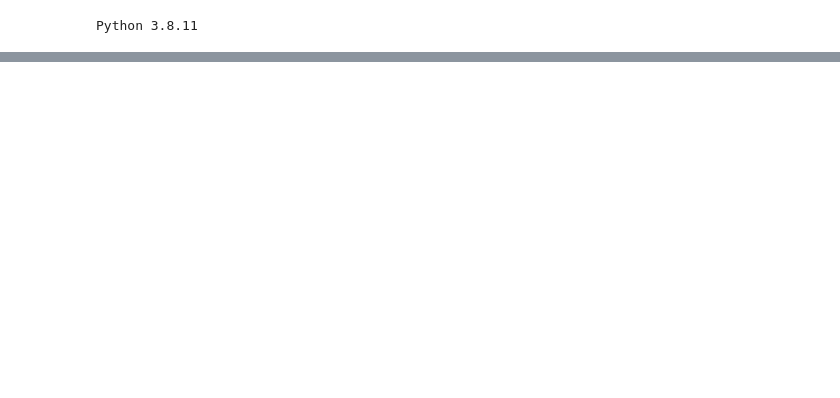
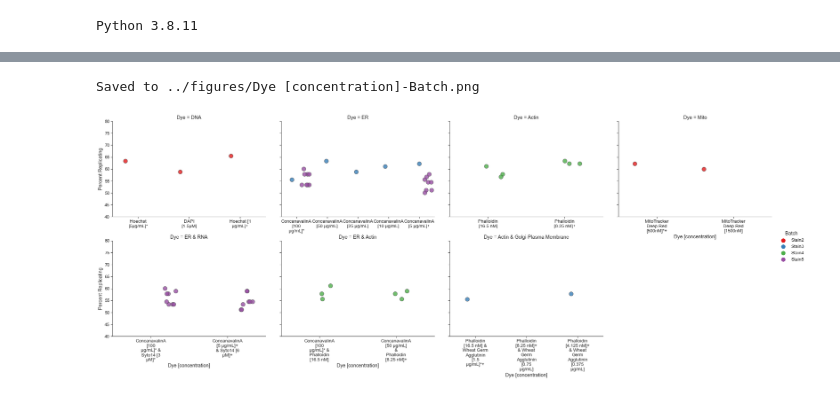
Before and after one commit to carpenter-singh-lab/2023_Cimini_NatureProtocols, a Jupyter notebook: notebooks/AssessStains.ipynb, the cells around one changed output, grey strips where cells are left out. Drawn from its saved outputs; the diff is of its cells as text; code cells hidden in the pictures; blank space fills up the shorter version.

Commit message:
Stains

```diff
--- a/notebooks/AssessStains.ipynb
+++ b/notebooks/AssessStains.ipynb
@@ -335,3 +335,40 @@ plate_df_perm.to_csv('checkpoint_csvs/AssessStains-Permeabilization.csv',index=F
 plate_df_overall.to_csv('checkpoint_csvs/AssessStains-ReduceAllStains.csv',index=False)
 plate_df_individual.to_csv('checkpoint_csvs/AssessStains-ReduceSomeStains.csv',index=False)
 plate_df_official.to_csv('checkpoint_csvs/AssessStains-OfficialVersions.csv',index=False)
+# %%
+variable = 'Dye [concentration]'
+
+import textwrap
+import matplotlib.pyplot as plt
+import seaborn as sns
+def plot_simple_comparisons(df,x,hue,y='Percent Replicating',order=None,hue_order=None,
+col=None, col_order=None, col_wrap=None,row=None,row_order=None,jitter=0.5,dodge=True,plotname=None,
+sharex=True):
+    plt.rcParams["legend.markerscale"] =1.5
+    sns.set_style("ticks")
+    sns.set_context("paper",font_scale=1.5)
+    g = sns.catplot(data=df, x = x ,y = y, order=order,
+    hue=hue, hue_order=hue_order, col=col, col_order = col_order, col_wrap=col_wrap,row=row,
+    row_order = row_order, palette='Set1',s=12,linewidth=1,jitter=jitter,
+    alpha=0.8,dodge=dodge,sharex=sharex,aspect=1.4)
+    g.set(ylim=([40,80]))
+    g.figure.subplots_adjust(wspace=0)
+    for _,ax in g.axes_dict.items():
+        labels_out = []
+        labels=ax.get_xticklabels()
+        for label in labels:
+            labels_out.append(textwrap.fill(str(label)[12:-2], width=11,break_long_words=False))
+        ax.set_xticklabels(labels=labels_out,rotation=0)
+    g.figure.subplots_adjust(wspace=0.1,hspace=0.25)
+    if plotname:
+        plotname = f"../figures/{plotname}"
+    else:
+        plotname = f"../figures/{x}-{hue}.png"
+    g.savefig(plotname,dpi=300)
+    print(f'Saved to {plotname}')
+
+plot_simple_comparisons(df=plate_df_individual,x=variable,hue='Batch',hue_order=['Stain2','Stain3','Stain4','Stain5'],
+col='Dye',col_order = dyes_perturbed,col_wrap=4,sharex=False)
+# %% [output]
+Saved to ../figures/Dye [concentration]-Batch.png
+[figure, added]
```
Also changed, not shown: parts of 10 cells of this notebook, 23 other files.
